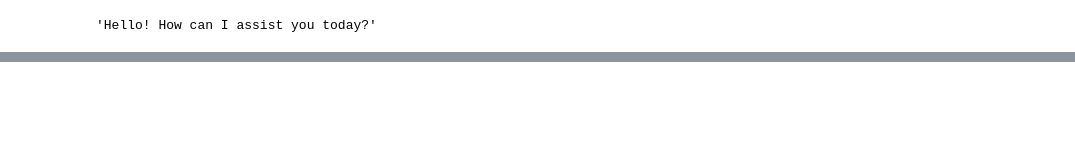
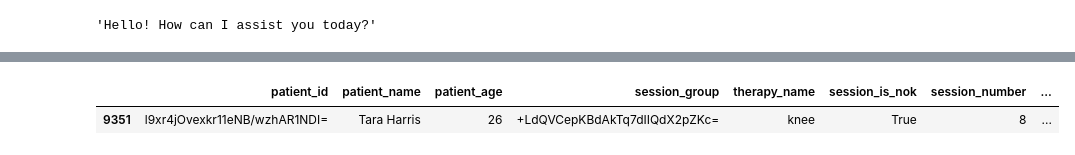
Before and after one commit to joaovasco01/Data-Transformation-and-AI-Message-Generation-Pipeline, a Jupyter notebook: ml-engineer-test/notebooks/starter.ipynb, the cells around one changed output, grey strips where cells are left out. Drawn from its saved outputs; the diff is of its cells as text; code cells hidden in the pictures; blank space fills up the shorter version.

```diff
--- a/ml-engineer-test/notebooks/starter.ipynb
+++ b/ml-engineer-test/notebooks/starter.ipynb
@@ -41,0 +115,18 @@ message
+# %%
+import pandas as pd
+
+# Load the parquet file
+df_exercise = pd.read_parquet("../data/features_expected.parquet")
+
+# ✅ Ensure Pandas displays all columns
+pd.set_option("display.max_columns", 50)
+
+# ✅ Fix filtering logic (Wrap each condition in parentheses)
+#df_filtered = df_exercise[(df_exercise["session_group"] == "rZDyCyQHqj2wm+V1g2SmVqsnrDo=") & df_exercise["leave_exercise"].notna()]
+df_filtered = df_exercise[(df_exercise["session_group"] == "+LdQVCepKBdAkTq7dIIQdX2pZKc=")]
+
+# ✅ Display the filtered rows
+display(df_filtered.head(9999))
+# %% [output]
+|  | patient_id | patient_name | patient_age | session_group | therapy_name | session_is_nok | session_number | ... |
+| 9351 | l9xr4jOvexkr11eNB/wzhAR1NDI= | Tara Harris | 26 | +LdQVCepKBdAkTq7dIIQdX2pZKc= | knee | True | 8 | ... |
```
Also changed, not shown: parts of 6 cells of this notebook, 2 other files.
